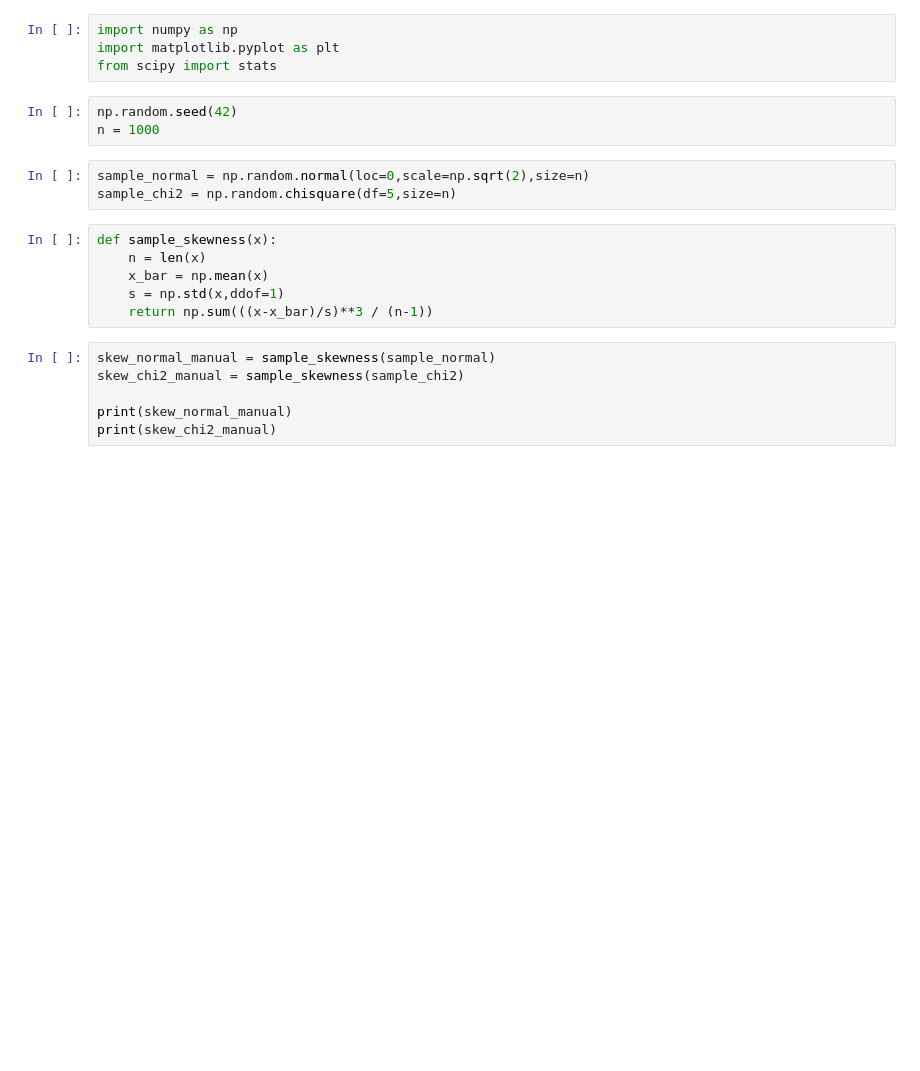
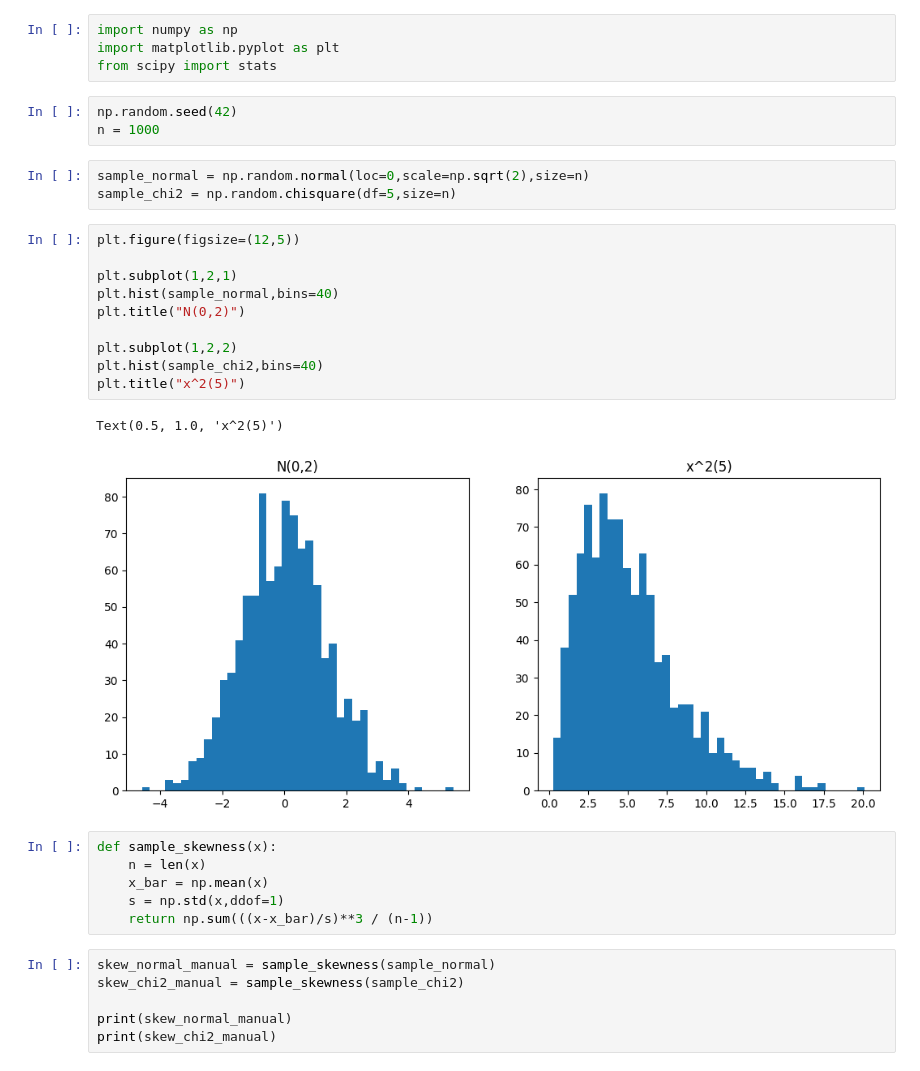
Before and after one commit to audtlr940516/DS_Algo, a Jupyter notebook: DM/HW1/4.ipynb, the cells around one changed output. Cells and saved outputs as stored; diff of their text form; blank space fills up the shorter version.

```diff
--- a/DM/HW1/4.ipynb
+++ b/DM/HW1/4.ipynb
@@ -8,6 +8,19 @@ n = 1000
 # %%
 sample_normal = np.random.normal(loc=0,scale=np.sqrt(2),size=n)
 sample_chi2 = np.random.chisquare(df=5,size=n)
+# %%
+plt.figure(figsize=(12,5))
+
+plt.subplot(1,2,1)
+plt.hist(sample_normal,bins=40)
+plt.title("N(0,2)")
+
+plt.subplot(1,2,2)
+plt.hist(sample_chi2,bins=40)
+plt.title("x^2(5)")
+# %% [output]
+Text(0.5, 1.0, 'x^2(5)')
+[figure, added]
 # %%
 def sample_skewness(x):
     n = len(x)
```
Also changed, not shown: parts of 7 cells of this notebook.
